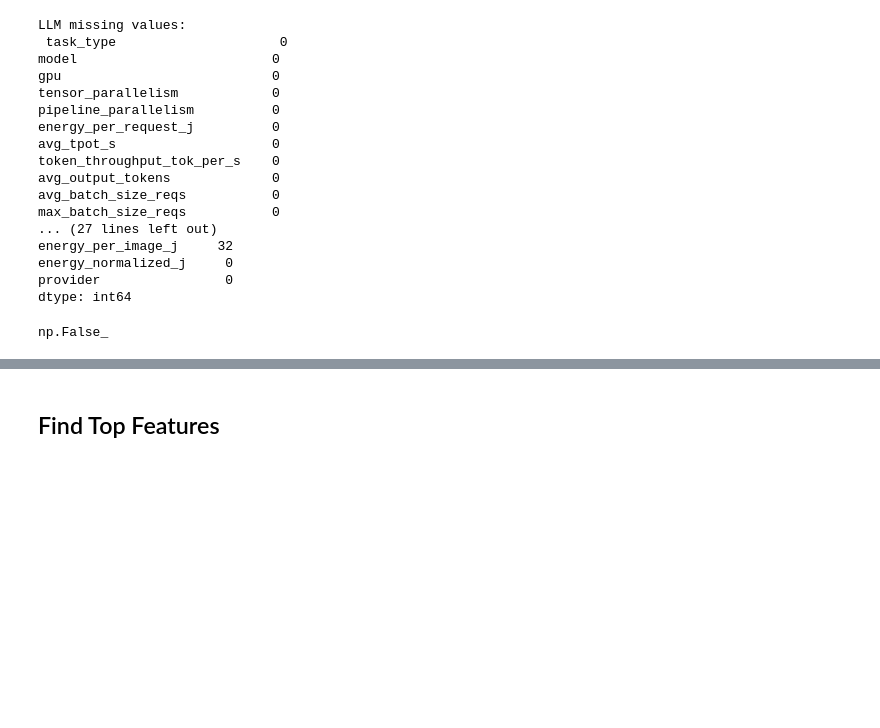
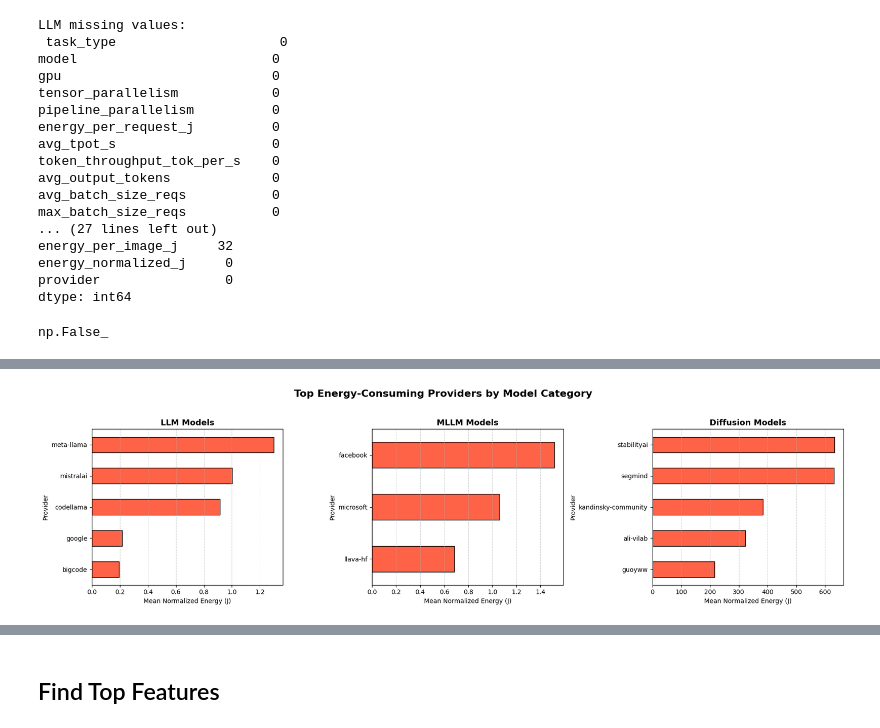
Before and after one commit to krithikakondapalli/kpmg1c, a Jupyter notebook: All_JSON_Data.ipynb, the cells around one changed output, grey strips where cells are left out. Drawn from its saved outputs; the diff is of its cells as text; code cells hidden in the pictures; blank space fills up the shorter version.

```diff
--- a/All_JSON_Data.ipynb
+++ b/All_JSON_Data.ipynb
@@ -1136,0 +1228,36 @@ df_diffusion_encoded.drop(columns=["model"], inplace=True)
+# %%
+# note: AI was used to create these plots
+
+# Get top 5 providers by mean normalized energy for each subset
+top_n = 5
+llm_top = llm_provider_energy.head(top_n)
+mllm_top = mllm_provider_energy.head(top_n)
+diffusion_top = diffusion_provider_energy.head(top_n)
+
+energy_data = {
+    'LLM': llm_top,
+    'MLLM': mllm_top,
+    'Diffusion': diffusion_top
+}
+
+# Create subplots
+fig, axes = plt.subplots(1, 3, figsize=(18, 5), sharey=False)
+fig.suptitle('Top Energy-Consuming Providers by Model Category', fontsize=16, weight='bold')
+
+# Plot each subset
+for ax, (title, df_energy) in zip(axes, energy_data.items()):
+    df_energy['mean'].sort_values().plot(
+        kind='barh',
+        ax=ax,
+        color='tomato',
+        edgecolor='black'
+    )
+    ax.set_title(f'{title} Models', fontsize=13, weight='bold')
+    ax.set_xlabel('Mean Normalized Energy (J)')
+    ax.set_ylabel('Provider')
+    ax.grid(axis='x', linestyle='--', alpha=0.6)
+
+plt.tight_layout(rect=[0, 0, 1, 0.95])
+plt.show()
+# %% [output]
+[figure, added]
```
Also changed, not shown: parts of 24 cells of this notebook.
